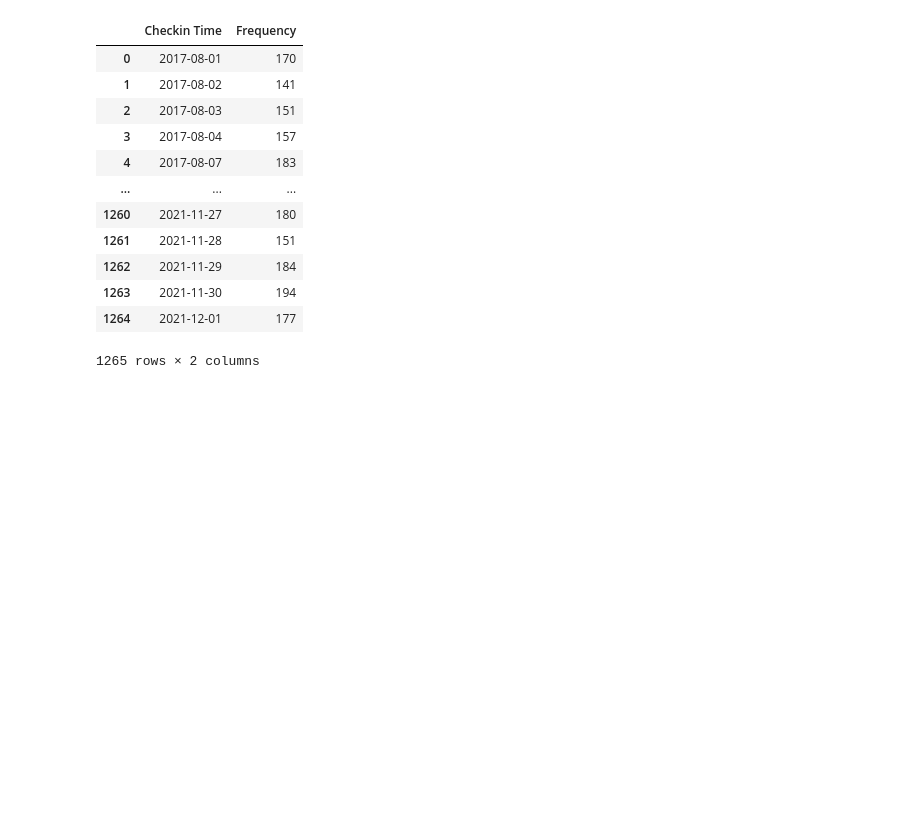
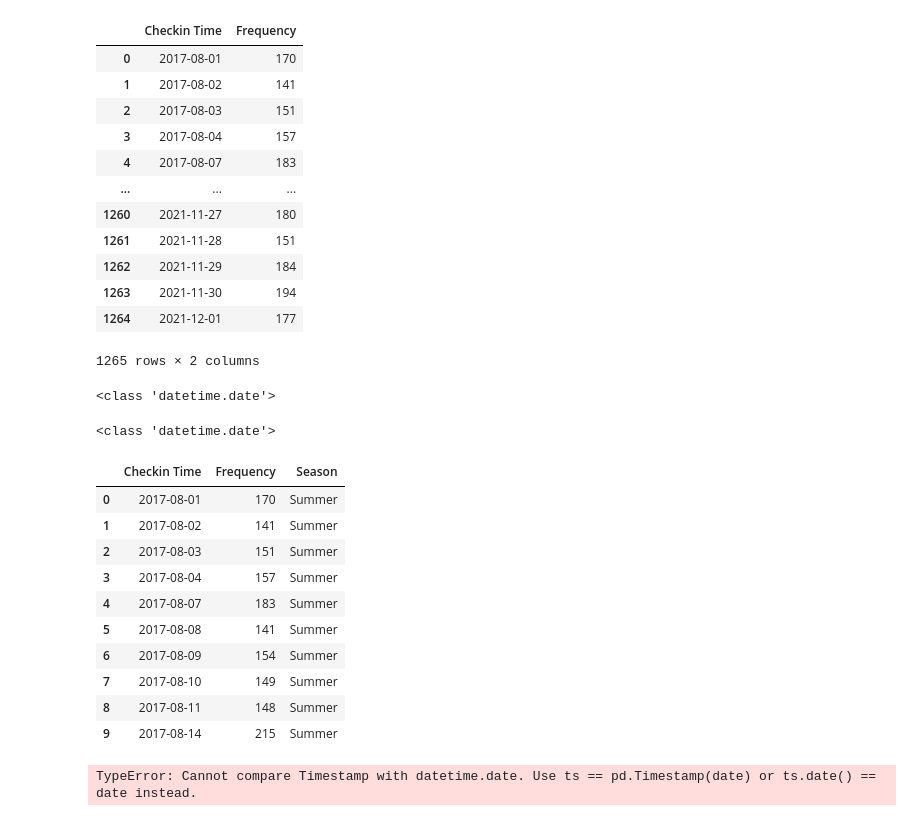
Before and after one commit to mingming2-alya/Business-Analyzing-with-ACLO, a Jupyter notebook: ACLO/ACLO.ipynb, the cells around one changed output. Drawn from its saved outputs; the diff is of its cells as text; code cells hidden in the pictures; blank space fills up the shorter version.

```diff
--- a/ACLO/ACLO.ipynb
+++ b/ACLO/ACLO.ipynb
@@ -1408,5 +1408,44 @@ display(inputDF)
 | 1263 | 2021-11-30 | 194 |
 | 1264 | 2021-12-01 | 177 |
 1265 rows × 2 columns
+# %%
+print(type(inputDF["Checkin Time"][0]))
+# %% [output]
+<class 'datetime.date'>
+# %%
+datetimes = pd.to_datetime(inputDF["Checkin Time"][0])
+print(type(inputDF["Checkin Time"][0]))
+# %% [output]
+<class 'datetime.date'>
+# %%
+def getSeasonInt(dates):
+    month = dates.month
+    if month in (12, 1, 2):
+        return "Winter"
+    elif month in (3, 4, 5):
+        return "Spring"
+    elif month in (6, 7, 8):
+        return "Summer"
+    else:
+        return "Fall"
 # %%
-inputDF[""]
+inputDF["Season"] = inputDF["Checkin Time"].apply(getSeasonInt)
+
+inputDF.head(10)
+# %% [output]
+|  | Checkin Time | Frequency | Season |
+| 0 | 2017-08-01 | 170 | Summer |
+| 1 | 2017-08-02 | 141 | Summer |
+| 2 | 2017-08-03 | 151 | Summer |
+| 3 | 2017-08-04 | 157 | Summer |
+| 4 | 2017-08-07 | 183 | Summer |
+| 5 | 2017-08-08 | 141 | Summer |
+| 6 | 2017-08-09 | 154 | Summer |
+| 7 | 2017-08-10 | 149 | Summer |
+| 8 | 2017-08-11 | 148 | Summer |
+| 9 | 2017-08-14 | 215 | Summer |
+# %%
+calendarDF = calendar[calendar["date"] > pd.to_datetime("2017-07-31")]
+display(calendarDF.haed())
+# %% [output]
+TypeError: Cannot compare Timestamp with datetime.date. Use ts == pd.Timestamp(date) or ts.date() == date instead.
```
Also changed, not shown: parts of 3 cells of this notebook.
